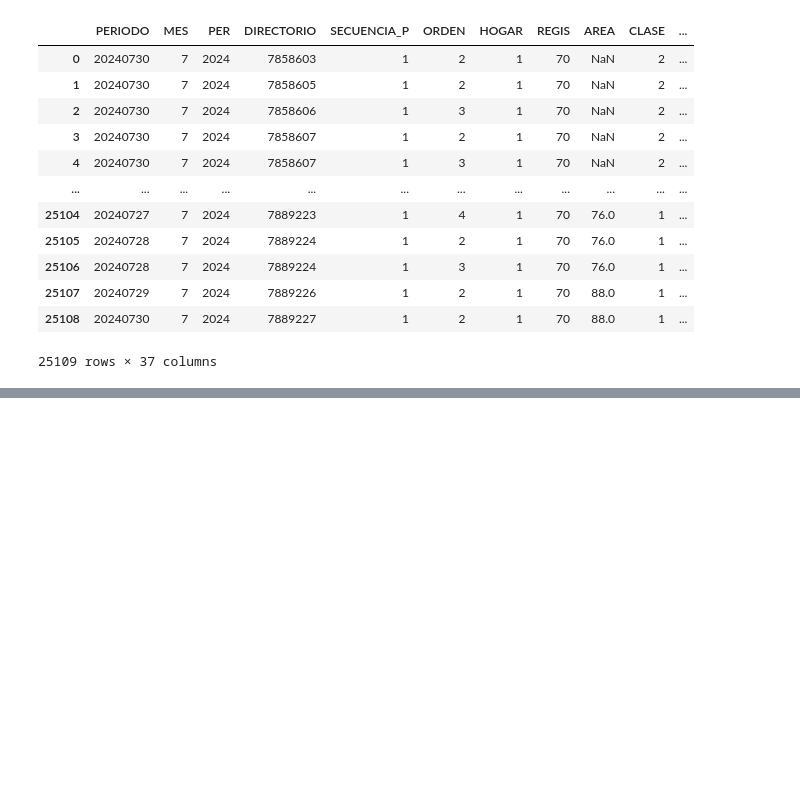
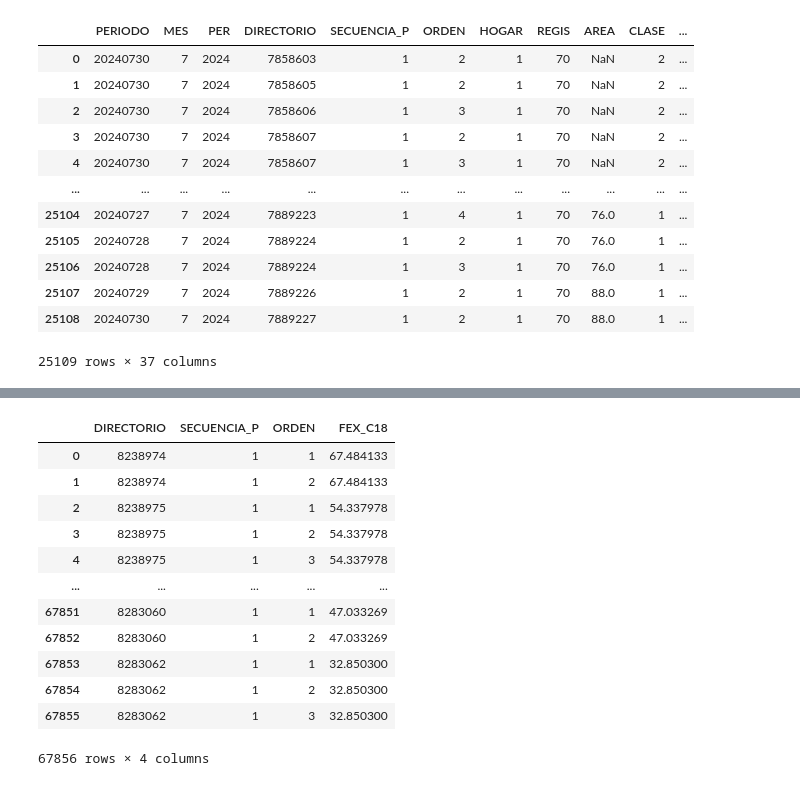
Before and after one commit to DanielaGiraldo2003/Electiva-1-analisis-de-datos, a Jupyter notebook: Notebooks/02 -GEIH24_manipulacion_tablas.ipynb, the cells around one changed output, grey strips where cells are left out. Cells and saved outputs as stored; diff of their text form; code cells hidden in the pictures; blank space fills up the shorter version.

```diff
--- a/Notebooks/02 -GEIH24_manipulacion_tablas.ipynb
+++ b/Notebooks/02 -GEIH24_manipulacion_tablas.ipynb
@@ -120,0 +121,16 @@ df_ocupados.head
+# %%
+df_cgsse[["DIRECTORIO","SECUENCIA_P","ORDEN","FEX_C18"]]
+# %% [output]
+|  | DIRECTORIO | SECUENCIA_P | ORDEN | FEX_C18 |
+| 0 | 8238974 | 1 | 1 | 67.484133 |
+| 1 | 8238974 | 1 | 2 | 67.484133 |
+| 2 | 8238975 | 1 | 1 | 54.337978 |
+| 3 | 8238975 | 1 | 2 | 54.337978 |
+| 4 | 8238975 | 1 | 3 | 54.337978 |
+| ... | ... | ... | ... | ... |
+| 67851 | 8283060 | 1 | 1 | 47.033269 |
+| 67852 | 8283060 | 1 | 2 | 47.033269 |
+| 67853 | 8283062 | 1 | 1 | 32.850300 |
+| 67854 | 8283062 | 1 | 2 | 32.850300 |
+| 67855 | 8283062 | 1 | 3 | 32.850300 |
+67856 rows × 4 columns
```
Also changed, not shown: parts of 14 cells of this notebook.
